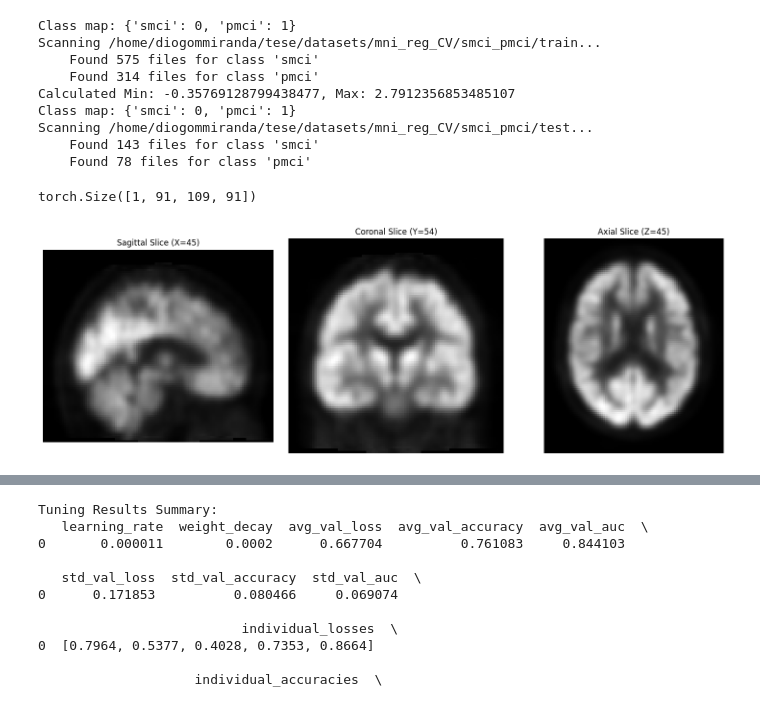
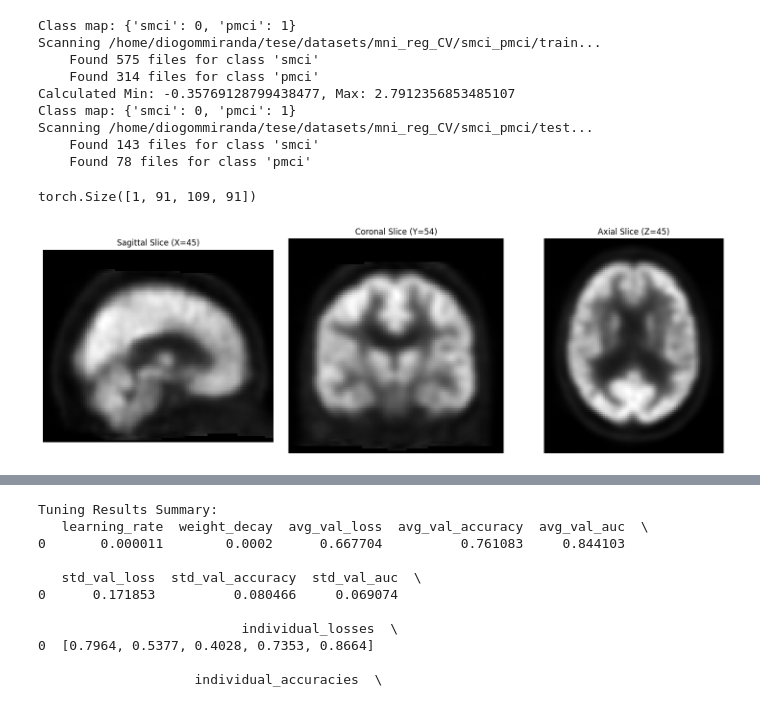
Before and after one commit to diogommiranda/Guiding-ViTs-attention-with-domain-knowledge-for-AD, a Jupyter notebook: code/cnn_torch.ipynb, the cells around one changed output, grey strips where cells are left out. Drawn from its saved outputs; the diff is of its cells as text; code cells hidden in the pictures.

```diff
--- a/code/cnn_torch.ipynb
+++ b/code/cnn_torch.ipynb
@@ -102,13 +102,16 @@ Scanning /home/diogommiranda/tese/datasets/mni_reg_CV/smci_pmci/test...
     Found 78 files for class 'pmci'
 # %%
 # Verify data with a test sample
+i = 2
 for data, label in test_data:
-    view_image_data(data[0])
-    print(data[0].shape)
+    view_image_data(data[i])
+    #data[i] = torch.flip(data[i], dims=[3])
+    #view_image_data(data[i])
+    print(data[i].shape)
     break
 # %% [output]
 torch.Size([1, 91, 109, 91])
-[figure, old version]
+[figure, new version]
 # %%
 # ----- Hyperparameter Tuning with K-Fold Cross-Validation -----
 
```
Also changed, not shown: parts of 2 cells of this notebook, 5 other files.
